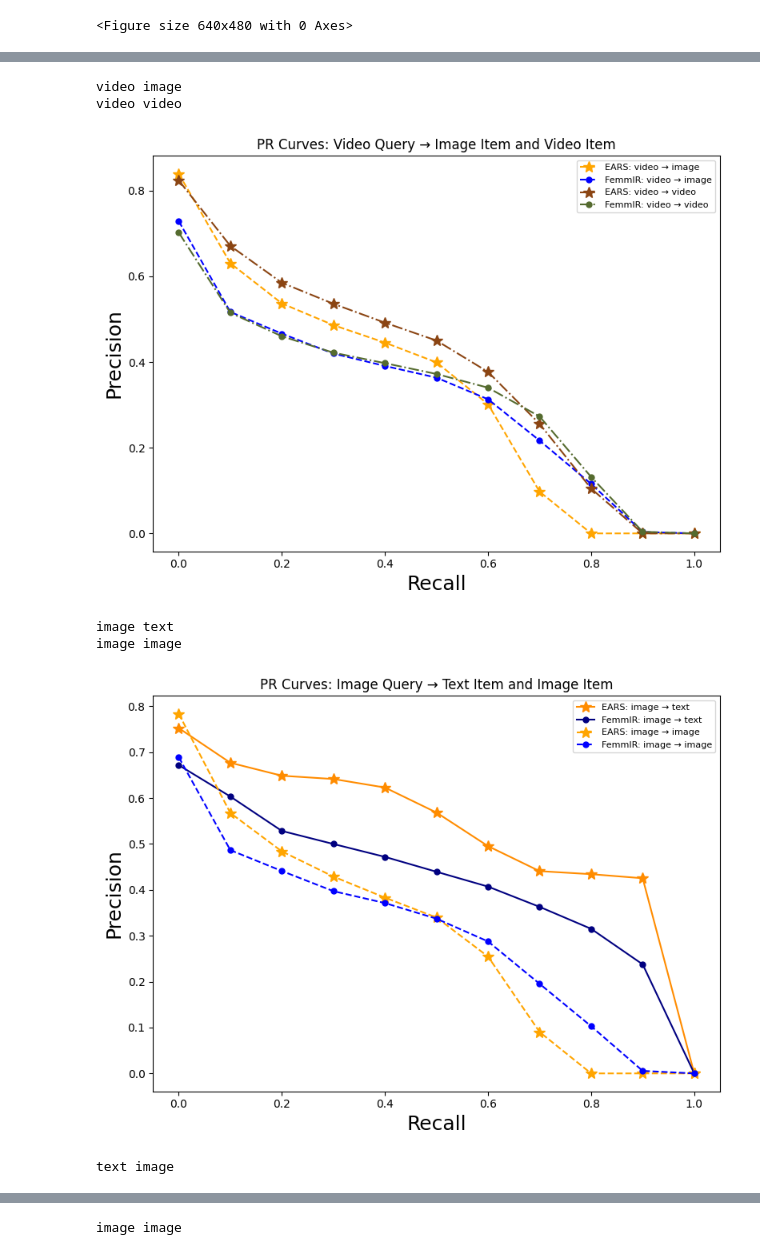
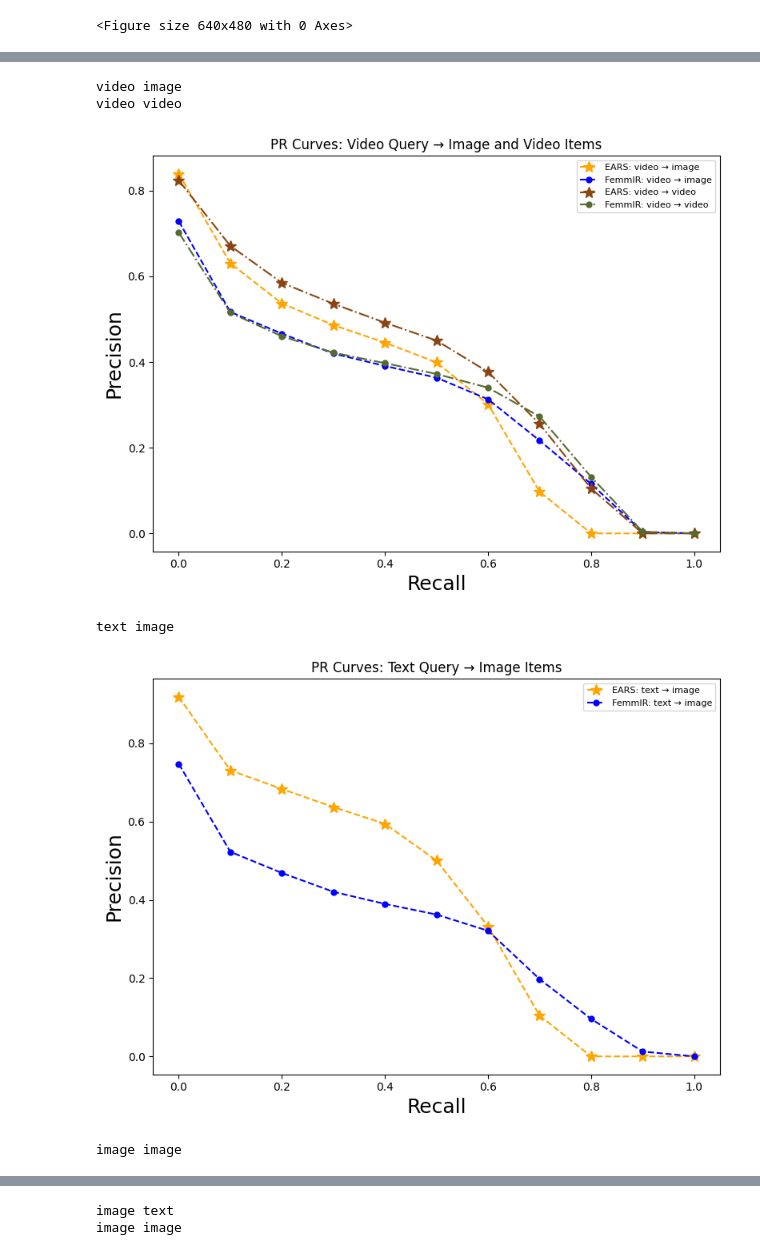
Before and after one commit to ksolaiman/MMIR-SQL-GCN, a Jupyter notebook: pr_curve_generation.ipynb, the cells around one changed output, grey strips where cells are left out. Cells and saved outputs as stored; diff of their text form; code cells hidden in the pictures.

```diff
--- a/pr_curve_generation.ipynb
+++ b/pr_curve_generation.ipynb
@@ -195,9 +144,12 @@ def show_compare(name1, name2, plotno=0, simgnn_model_folder=None):
 
         name1_idx = noofobj[names.index(name1)]
         name2_idx = noofobj[names.index(name2)]
-        with open(name1_idx +"-"+ name2_idx +"-precision-11-point.pkl", "rb") as f:
+
+        model_name = "EARS/"
+        model_version = "main-11-point/"
+        with open(model_name + model_version + "/" + name1_idx +"-"+ name2_idx +"-precision-11-point.pkl", "rb") as f:
             precision = pickle.load(f)
-        with open(name1_idx +"-"+ name2_idx +"-recall-11-point.pkl", "rb") as f:
+        with open(model_name + model_version + "/" + name1_idx +"-"+ name2_idx +"-recall-11-point.pkl", "rb") as f:
             recall = pickle.load(f)
         l1, = plt.plot(
                 recall, precision,
@@ -244,10 +196,10 @@ def compare_modalities(query='image', split=True, targets=None, simgnn_model_fol
 
     # Mapping for plot titles
     title_map = {
-        'text': 'Text Item',
-        'image': 'Image Item',
-        'video': 'Video Item',
-        'all': 'All Items'
+        'text': 'Text',
+        'image': 'Image',
+        'video': 'Video',
+        'all': 'All'
     }
 
     setting_map = {
@@ -267,7 +219,7 @@ def compare_modalities(query='image', split=True, targets=None, simgnn_model_fol
         for idx, target in enumerate(targets):
             plt.figure(figsize=(8, 6))
             show_compare(query, target, setting_map[target], simgnn_model_folder)
-            plt.title(f'PR Curve: {query.capitalize()} Query → {title_map.get(target, target.capitalize())}')
+            plt.title(f'PR Curve: {query.capitalize()} Query → {title_map.get(target, target.capitalize())} Items')
             plt.tight_layout()
             if figSave:
               save_pr_curve_plot(query, target, plt, 'EARS+FemmIR', outdir=graph_save_dir, add_date=True)
@@ -277,11 +229,43 @@ def compare_modalities(query='image', split=True, targets=None, simgnn_model_fol
         for idx, target in enumerate(targets):
             show_compare(query, target, setting_map[target], simgnn_model_folder)
         target_labels = ' and '.join([title_map.get(t, t.capitalize()) for t in targets])
-        plt.title(f'PR Curves: {query.capitalize()} Query → {target_labels}')
+        plt.title(f'PR Curves: {query.capitalize()} Query → {target_labels} Items')
         plt.tight_layout()
         if figSave:
               save_pr_curve_plot(query, '('+'+'.join(targets)+')', plt, 'EARS+FemmIR', outdir=graph_save_dir, add_date=True)
         plt.show()
+
+    # else:  # if split is false
+    #     plt.figure(figsize=(8, 6))
+
+    #     if isinstance(query, list):
+    #         # If query is a list, plot each query->target pair
+    #         for qidx, q in enumerate(query):
+    #             show_compare(q, targets[qidx], setting_map[targets[qidx]], simgnn_model_folder)
+    #     else:
+    #       # Loop over all targets
+    #       for target in targets:
+    #           show_compare(query, target, setting_map[target], simgnn_model_folder)
+
+    #     # Make the combined title
+    #     if isinstance(query, list):
+    #         mini_titles = list()
+    #         for qidx, q in enumerate(query):
+    #             mini_titles.append(f'{title_map.get(q, q.capitalize())} Query → {title_map.get(targets[qidx], targets[qidx].capitalize())} Items')
+    #         miniLabel = ' , '.join([mt for mt in mini_titles])
+    #         plt.title(f'PR Curves: {miniLabel}')
+    #     else:
+    #         target_labels = ' and '.join([title_map.get(t, t.capitalize()) for t in targets])
+    #         plt.title(f'PR Curves: {query.capitalize()} Query → {target_labels} Items')
+    #     plt.tight_layout()
+
+    #     if figSave:
+    #         save_name = (
+    #             '(' + '+'.join(query) + ')' if isinstance(query, list) else query
+    #         ) + '(' + '+'.join(targets) + ')'
+    #         save_pr_curve_plot(save_name, 'EARS+FemmIR', plt, outdir=graph_save_dir, add_date=True)
+
+    #     plt.show()
 
 
 # the following line would just save the figures in graphs/pr_curve folder
@@ -290,15 +274,20 @@ def compare_modalities(query='image', split=True, targets=None, simgnn_model_fol
 
 smf = "sim-as-prediction"
 
+# queries without text modality
 compare_modalities(query='image', split=False, simgnn_model_folder = smf, figSave=False)
 compare_modalities(query='video', split=False, simgnn_model_folder = smf, figSave=False)
 
-# for comparing against the reference model in the cell after this
+# queries with text modality
+compare_modalities(query='text', split=False, targets= ['image'], simgnn_model_folder = smf, figSave=False)
+compare_modalities(query='image', split=False, targets= ['image'], simgnn_model_folder = smf, figSave=False)
+
+# for comparing against the reference model in the cell after this, confirmed same with "sim-as-prediction"
+# but now destroyed
 compare_modalities(query='image', split=False, targets= ['text', 'image'], simgnn_model_folder = smf, figSave=False)
 
 
-compare_modalities(query='text', split=False, targets= ['image'], simgnn_model_folder = smf, figSave=False)
-compare_modalities(query='image', split=False, targets= ['image'], simgnn_model_folder = smf, figSave=False)
+# compare_modalities(query=['video', 'image'], split=False, targets= ['image', 'image'], simgnn_model_folder = smf, figSave=False)
 # %% [output]
 image image
 image video
@@ -306,7 +295,6 @@ image video
 video image
 video video
-[figure, old version]
+[figure, new version]
-image text
-image image
+text image
-[figure, old version]
+[figure, new version]
-text image
+image image
@@ -314 +302,2 @@ text image
+image text
 image image
```
Also changed, not shown: parts of 12 cells of this notebook.
